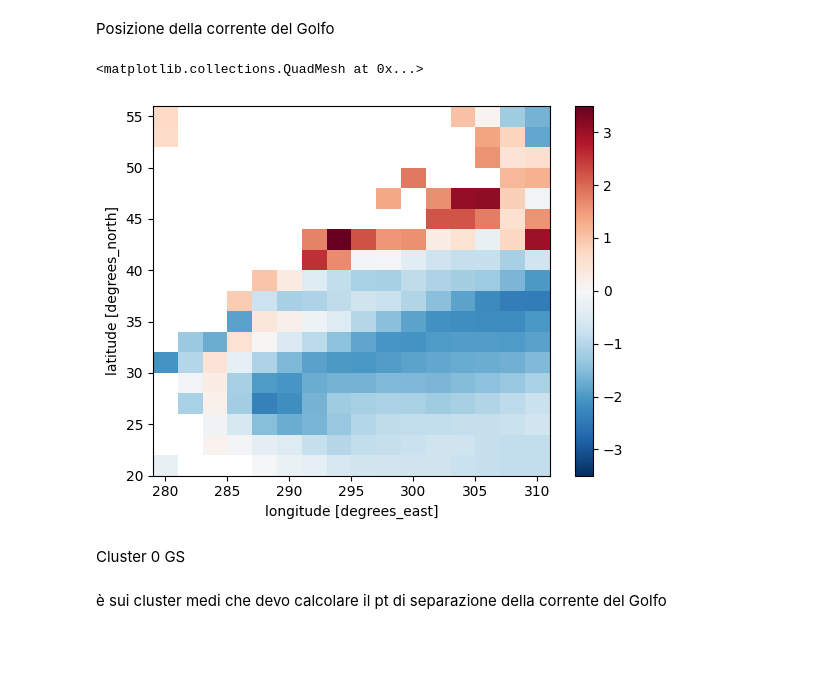
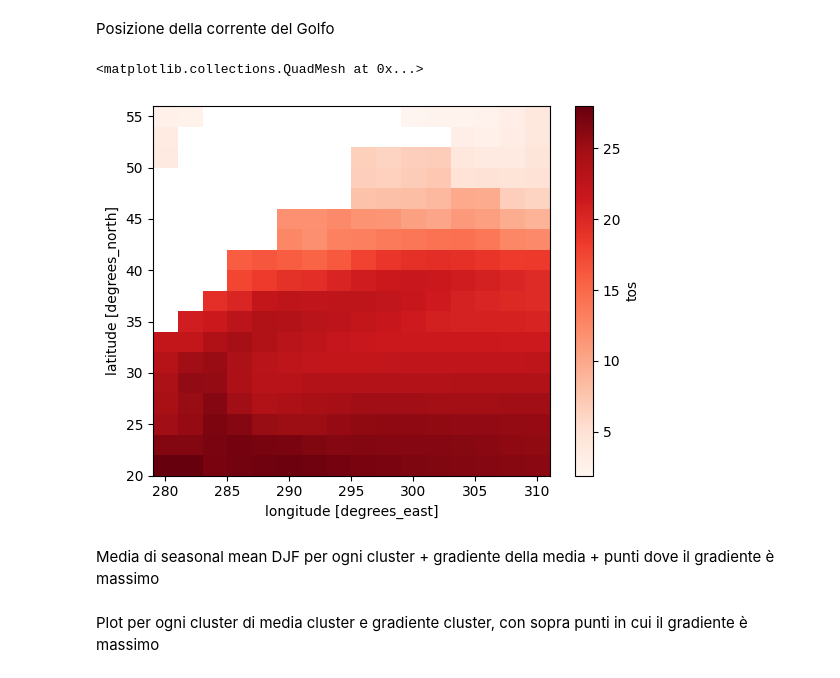
Before and after one commit to sbeltrami/tesi, a Jupyter notebook: gulf_stream_plot.ipynb, the cells around one changed output. Drawn from its saved outputs; the diff is of its cells as text; code cells hidden in the pictures; blank space fills up the shorter version.

```diff
--- a/gulf_stream_plot.ipynb
+++ b/gulf_stream_plot.ipynb
@@ -64,13 +65,24 @@ list_cluster1 = list_cluster1_pca
 list_cluster2 = list_cluster2_pca
 list_cluster3 = list_cluster3_pca
 list_cluster4 = list_cluster4_pca
+# %%
+#Bias modelli
+for name in models:
+    #Seleziono il box Nord Atlantico
+    na_box = models[name]['North Atlantic box']
+    #media temporale delle stagioni MAM, JJA, SON
+    for i in range(4): # ciclo su tutte le stagioni
+        #Calcolo la media temporale per ogni stagione dei modelli, per un anno --> da aggiungere anni!
+        model_na_seas_mean = compute_mean_resample_mar(na_box["tos"],"1982","2014",i)
+        if (i+1) == 4 : #DJF
+            models[name]['tos North Atlantic seasonal mean DJF'] = model_na_seas_mean
 # %% [markdown]
 Posizione della corrente del Golfo
 # %%
-models['ACCESS-CM2']['North Atlantic bias DJF'].sel(lon=slice(280,310), lat=slice(20,55)).plot()
+models['ACCESS-CM2']['tos North Atlantic seasonal mean DJF'].sel(lon=slice(280,310), lat=slice(20,55)).plot(cmap = 'Reds')
 # %% [output]
 <matplotlib.collections.QuadMesh at 0x...>
-[figure, old version]
+[figure, new version]
 # %%
 #seleziono un sottobox in cui vado a cercare la corrente del Golfo
 for name in models.keys():
@@ -78,7 +90,5 @@ for name in models.keys():
-# %% [markdown]
-Cluster 0 GS
-# %% [markdown]
-è sui cluster medi che devo calcolare il pt di separazione della corrente del Golfo
+# %% [markdown]
+Media di seasonal mean DJF per ogni cluster + gradiente della media + punti dove il gradiente è massimo
 # %%
 n_clusters = 5 #number clusters
 list_clusters = [list_cluster0,list_cluster1,list_cluster2,list_cluster3,list_cluster4]
@@ -103,3 +114,5 @@ for n in range(n_clusters): #ciclo sui 5 cluster
                 array_max[n,i,j] = 1
             else:
                 array_max[n,i,j] = 0
+# %% [markdown]
+Plot per ogni cluster di media cluster e gradiente cluster, con sopra punti in cui il gradiente è massimo
```
Also changed, not shown: parts of 7 cells of this notebook.
